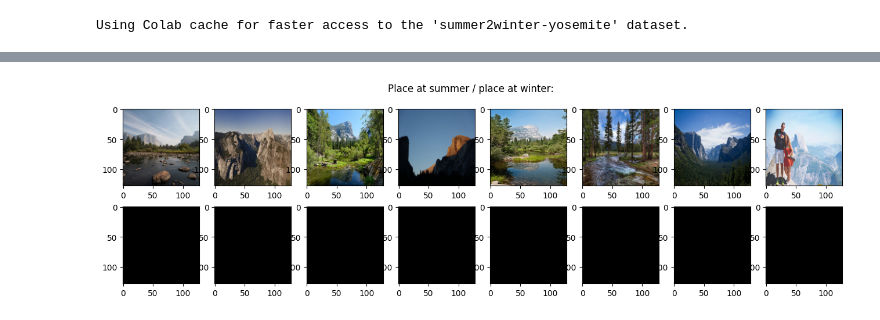
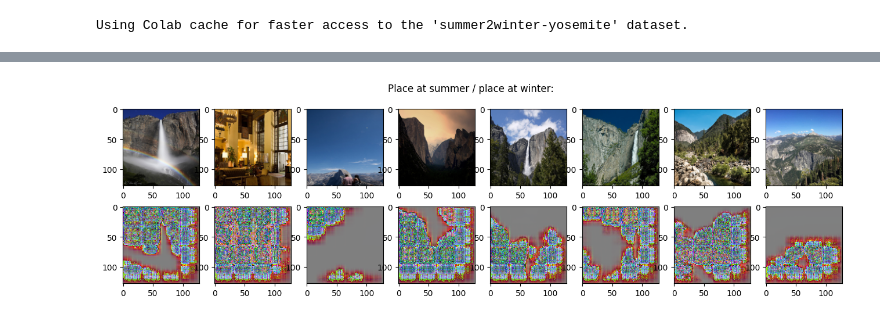
Before and after one commit to enaix/wasserstein2-ddpm, a Jupyter notebook: notebooks/W2GN.ipynb, the cells around one changed output, grey strips where cells are left out. Saved outputs shown, nothing was run; the diff lists cells and outputs as text; code cells hidden in the pictures.

```diff
--- a/notebooks/W2GN.ipynb
+++ b/notebooks/W2GN.ipynb
@@ -70,7 +70,7 @@ class ConvICNN(nn.Module):
             create_graph=True,
             retain_graph=True
         )[0]
-        return grad.detach()
+        return grad#.detach()
 # %%
 class W2GNLoss:
     """
@@ -260,7 +276,7 @@ class S2WDataset(torch.utils.data.Dataset):
         # Load the image
         img = Image.open(img_path).resize((self.target_shape, self.target_shape))
 
-        return np.asarray(img, dtype=np.float32), {}
+        return np.asarray(img, dtype=np.float32) / 128.0 - 1.0, {}
 
     def get_train(self, idx):
         return self.get(idx, self.train)
@@ -273,7 +289,7 @@ class S2WDataset(torch.utils.data.Dataset):
             return self.get_val(idx)
         return self.get_train(idx)
 # %%
-batch_size = 8
+batch_size = 16
 datasetA = S2WDataset(path, 128, is_A=True)
 datasetB = S2WDataset(path, 128, is_A=False)
 pics = min(len(datasetA), len(datasetB))
@@ -309,16 +325,15 @@ dataVal = torch.utils.data.DataLoader(
 # Initialize classes
 psi_theta = ConvICNN()
 psi_omega = ConvICNN()
-loss_c = W2GNLoss(psi_theta, psi_omega)
-trainer = W2GNTrainer(loss_c)
+loss_c = W2GNLoss(psi_theta, psi_omega, lambda_cycle=35000.0, compute_extra_reg=True)
+trainer = W2GNTrainer(loss_c, lr=1e-4)
 
 # Training loop
 epochs = 30
 
 for epoch in range(epochs):
     A_iter = iter(dataloaderA)
-    B_iter = iter(dataloaderA)
-    Val_iter = iter(dataVal)
+    B_iter = iter(dataloaderB)
 
     for i in tqdm(range(len(dataloaderA)), desc=f"Epoch {epoch+1}/{epochs}", leave=False):
         X = next(A_iter)[0].permute(0, 3, 1, 2)
@@ -327,23 +342,30 @@ for epoch in range(epochs):
         # Training step
         losses = trainer.step(X.to(trainer.loss_c.theta_device()), Y.to(trainer.loss_c.omega_device()))
 
+        loss_R = f"{losses['loss_R']:.4f}" if losses.get('loss_R') is not None else '?'
         print(f"\nEpoch {epoch}: " +
             f"Corr={losses['loss_corr']:.4f}, " +
             f"Cycle={losses['loss_cycle']:.4f}, " +
+            f"Reg={loss_R}, " +
             f"Total={losses['loss_total']:.4f}")
 
+    Val_iter = iter(dataVal)
     X_test = next(Val_iter)[0].permute(0, 3, 1, 2).to(trainer.loss_c.theta_device())
-    Y_generated = trainer.generate(X_test).cpu()
+    Y_generated = trainer.generate(X_test).detach().cpu()
+
+    cols = 8
 
     # Visualize
-    fig, axes = plt.subplots(nrows=2, ncols=batch_size, figsize=(16, 4))
+    fig, axes = plt.subplots(nrows=2, ncols=cols, figsize=(16, 4))
     fig.suptitle('Place at summer / place at winter:')
 
-    for i in range(batch_size):
-        X_img = np.asarray(X_test.cpu().permute(0, 2, 3, 1)[i], dtype=np.uint8)
+    denorm = lambda x: (x + 1.0) * 128.0
+
+    for i in range(cols):
+        X_img = np.asarray(denorm(X_test.cpu().permute(0, 2, 3, 1)[i]), dtype=np.uint8)
         _ = axes[0][i].imshow(X_img)
 
-        Y_img = np.asarray(Y_generated.cpu().permute(0, 2, 3, 1)[i], dtype=np.uint8)
+        Y_img = np.asarray(denorm(Y_generated.cpu().permute(0, 2, 3, 1)[i]), dtype=np.uint8)
         _ = axes[1][i].imshow(Y_img)
 
     #plt.tight_layout()
@@ -365,19 +387,24 @@ Epoch 0: Corr=-159186949872025600.0000, Cycle=532575763684627727610019840.0000,
 # %%
+Val_iter = iter(dataVal)
 X_test = next(Val_iter)[0].permute(0, 3, 1, 2).to(trainer.loss_c.theta_device())
-Y_generated = trainer.generate(X_test).cpu()
+Y_generated = trainer.generate(X_test).detach().cpu()
+
+cols = 8
 
 # Visualize
-fig, axes = plt.subplots(nrows=2, ncols=batch_size, figsize=(16, 4))
+fig, axes = plt.subplots(nrows=2, ncols=cols, figsize=(16, 4))
 fig.suptitle('Place at summer / place at winter:')
 
-for i in range(batch_size):
-    X_img = np.asarray(X_test.cpu().permute(0, 2, 3, 1)[i], dtype=np.uint8)
+denorm = lambda x: (x + 1.0) * 128.0
+
+for i in range(cols):
+    X_img = np.asarray(denorm(X_test.cpu().permute(0, 2, 3, 1)[i]), dtype=np.uint8)
     _ = axes[0][i].imshow(X_img)
 
-    Y_img = np.asarray(Y_generated.cpu().permute(0, 2, 3, 1)[i], dtype=np.uint8)
+    Y_img = np.asarray(denorm(Y_generated.cpu().permute(0, 2, 3, 1)[i]), dtype=np.uint8)
     _ = axes[1][i].imshow(Y_img)
 
 #plt.tight_layout()
 fig.show()
 # %% [output]
-[figure, old version]
+[figure, new version]
```
Also changed, not shown: parts of 3 cells of this notebook, 3 other files.
